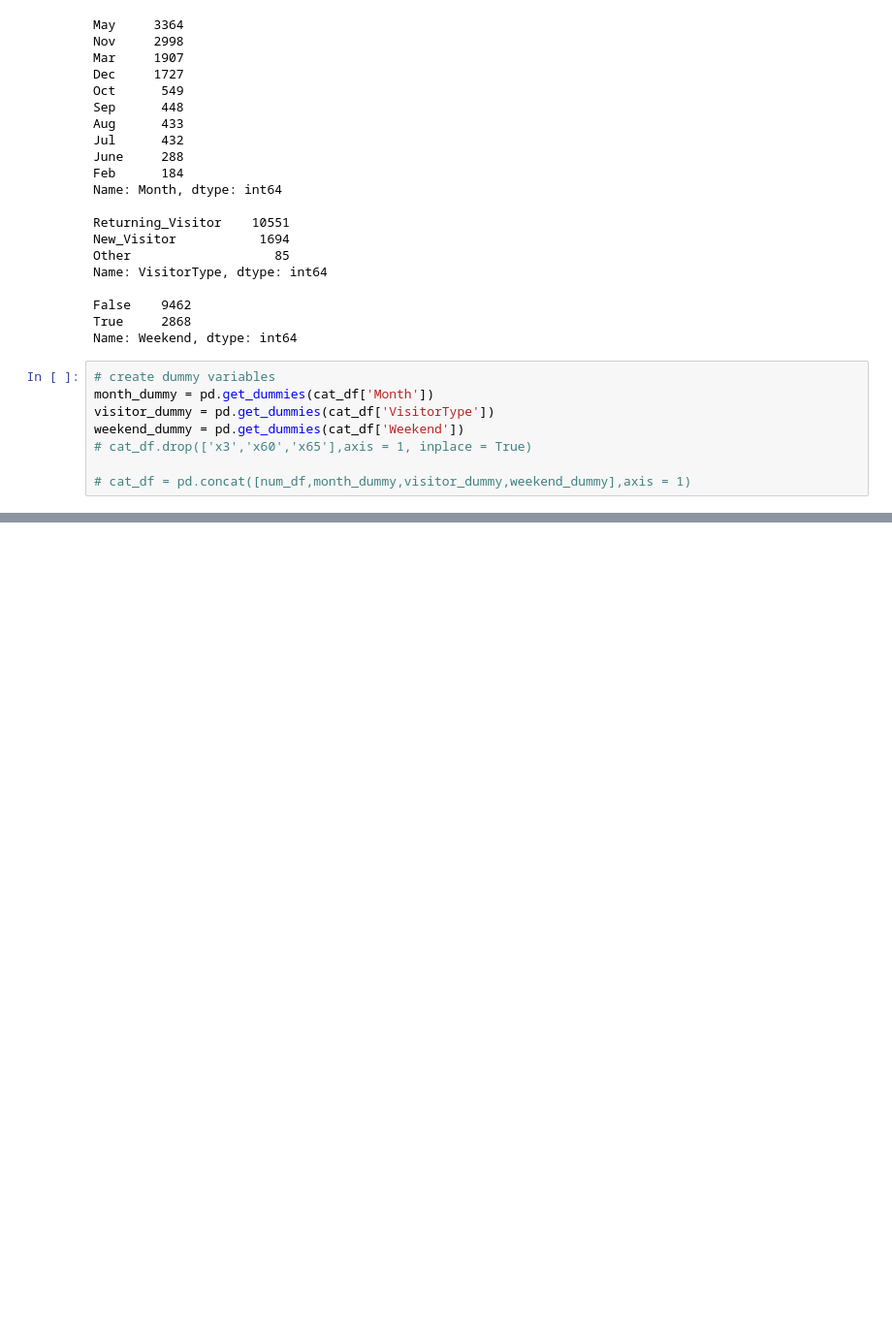
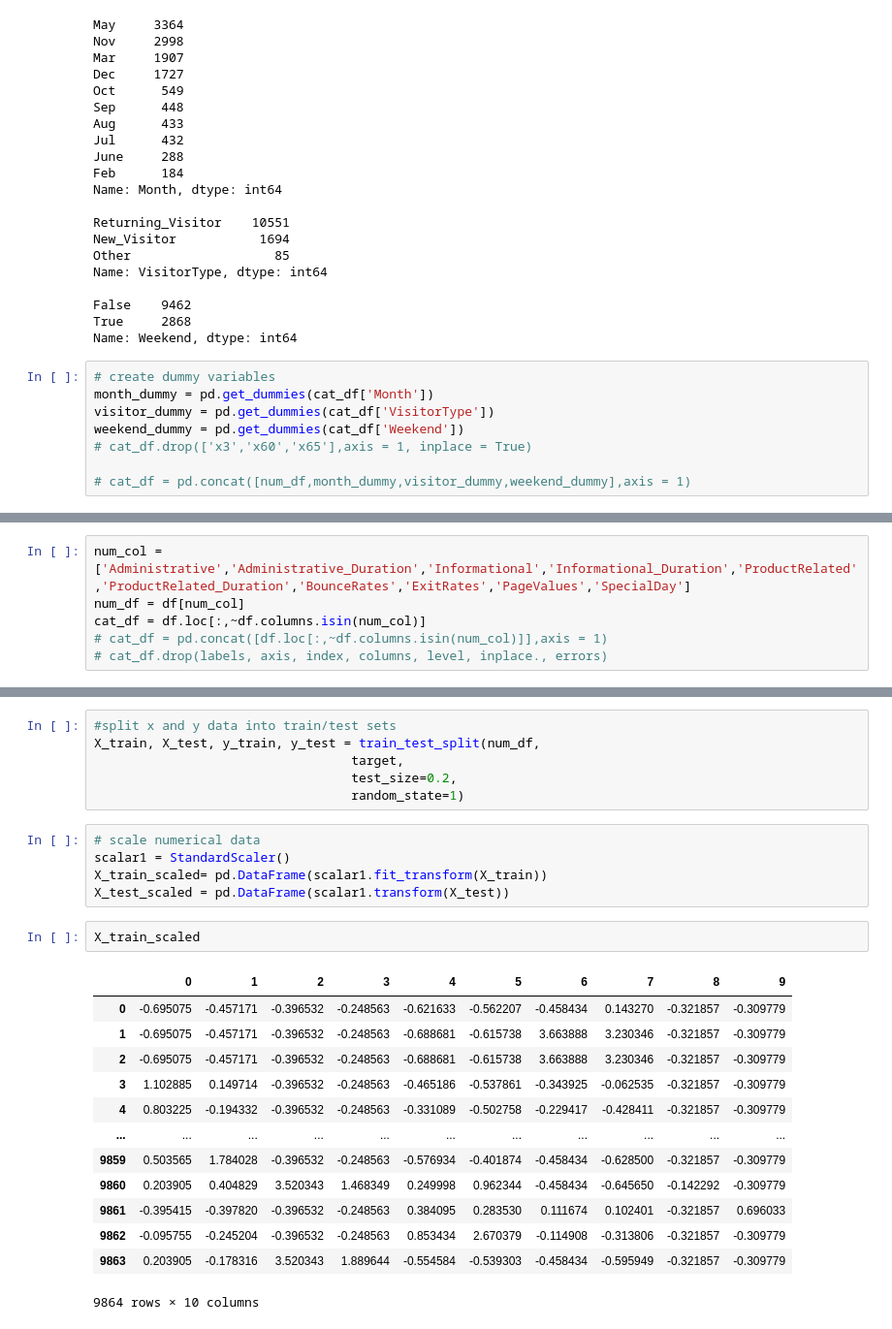
Before and after one commit to xli2257/Aicadium, a Jupyter notebook: aicadium_takehome.ipynb, the cells around one changed output, grey strips where cells are left out. Shown at 97% size. Drawn from its saved outputs; the diff is of its cells as text; blank space fills up the shorter version.

```diff
--- a/aicadium_takehome.ipynb
+++ b/aicadium_takehome.ipynb
@@ -95,0 +91,6 @@ sns.pairplot(num_df)
+# %%
+num_col = ['Administrative','Administrative_Duration','Informational','Informational_Duration','ProductRelated','ProductRelated_Duration','BounceRates','ExitRates','PageValues','SpecialDay']
+num_df = df[num_col]
+cat_df = df.loc[:,~df.columns.isin(num_col)]
+# cat_df = pd.concat([df.loc[:,~df.columns.isin(num_col)]],axis = 1)
+# cat_df.drop(labels, axis, index, columns, level, inplace., errors)
@@ -95,0 +126,27 @@ sns.pairplot(num_df)
+# %%
+#split x and y data into train/test sets
+X_train, X_test, y_train, y_test = train_test_split(num_df,
+                                  target,
+                                  test_size=0.2,
+                                  random_state=1)
+# %%
+# scale numerical data
+scalar1 = StandardScaler()
+X_train_scaled= pd.DataFrame(scalar1.fit_transform(X_train))
+X_test_scaled = pd.DataFrame(scalar1.transform(X_test))
+# %%
+X_train_scaled
+# %% [output]
+|  | 0 | 1 | 2 | 3 | 4 | 5 | 6 | 7 | 8 | 9 |
+| 0 | -0.695075 | -0.457171 | -0.396532 | -0.248563 | -0.621633 | -0.562207 | -0.458434 | 0.143270 | -0.321857 | -0.309779 |
+| 1 | -0.695075 | -0.457171 | -0.396532 | -0.248563 | -0.688681 | -0.615738 | 3.663888 | 3.230346 | -0.321857 | -0.309779 |
+| 2 | -0.695075 | -0.457171 | -0.396532 | -0.248563 | -0.688681 | -0.615738 | 3.663888 | 3.230346 | -0.321857 | -0.309779 |
+| 3 | 1.102885 | 0.149714 | -0.396532 | -0.248563 | -0.465186 | -0.537861 | -0.343925 | -0.062535 | -0.321857 | -0.309779 |
+| 4 | 0.803225 | -0.194332 | -0.396532 | -0.248563 | -0.331089 | -0.502758 | -0.229417 | -0.428411 | -0.321857 | -0.309779 |
+| ... | ... | ... | ... | ... | ... | ... | ... | ... | ... | ... |
+| 9859 | 0.503565 | 1.784028 | -0.396532 | -0.248563 | -0.576934 | -0.401874 | -0.458434 | -0.628500 | -0.321857 | -0.309779 |
+| 9860 | 0.203905 | 0.404829 | 3.520343 | 1.468349 | 0.249998 | 0.962344 | -0.458434 | -0.645650 | -0.142292 | -0.309779 |
+| 9861 | -0.395415 | -0.397820 | -0.396532 | -0.248563 | 0.384095 | 0.283530 | 0.111674 | 0.102401 | -0.321857 | 0.696033 |
+| 9862 | -0.095755 | -0.245204 | -0.396532 | -0.248563 | 0.853434 | 2.670379 | -0.114908 | -0.313806 | -0.321857 | -0.309779 |
+| 9863 | 0.203905 | -0.178316 | 3.520343 | 1.889644 | -0.554584 | -0.539303 | -0.458434 | -0.595949 | -0.321857 | -0.309779 |
+9864 rows × 10 columns
```
Also changed, not shown: parts of 16 cells of this notebook.
